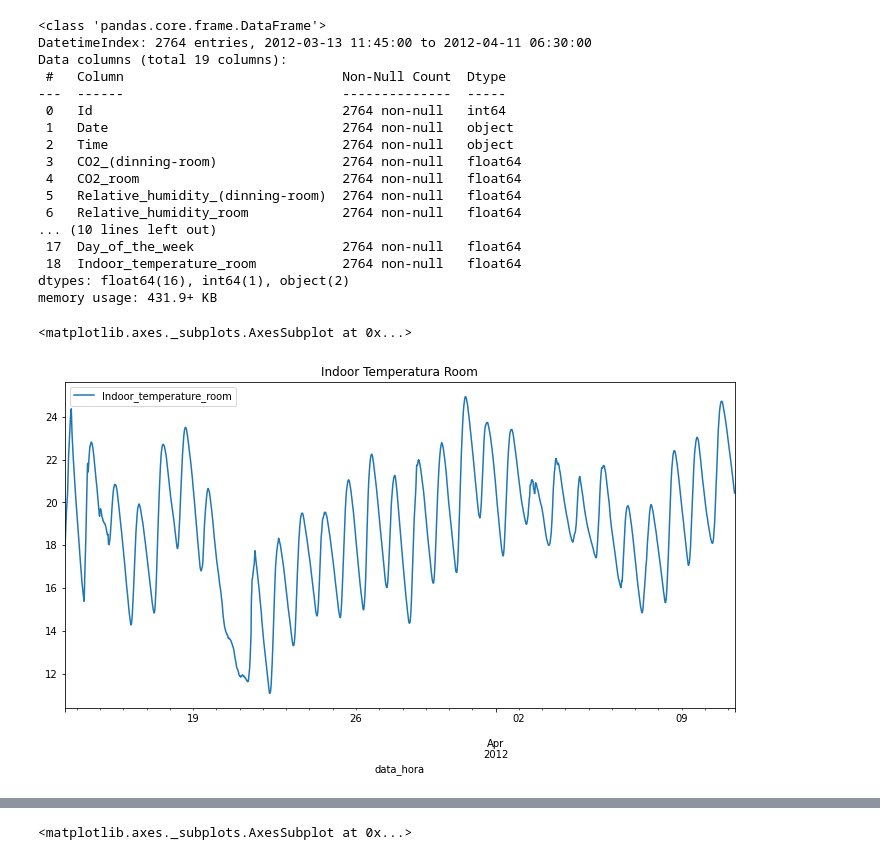
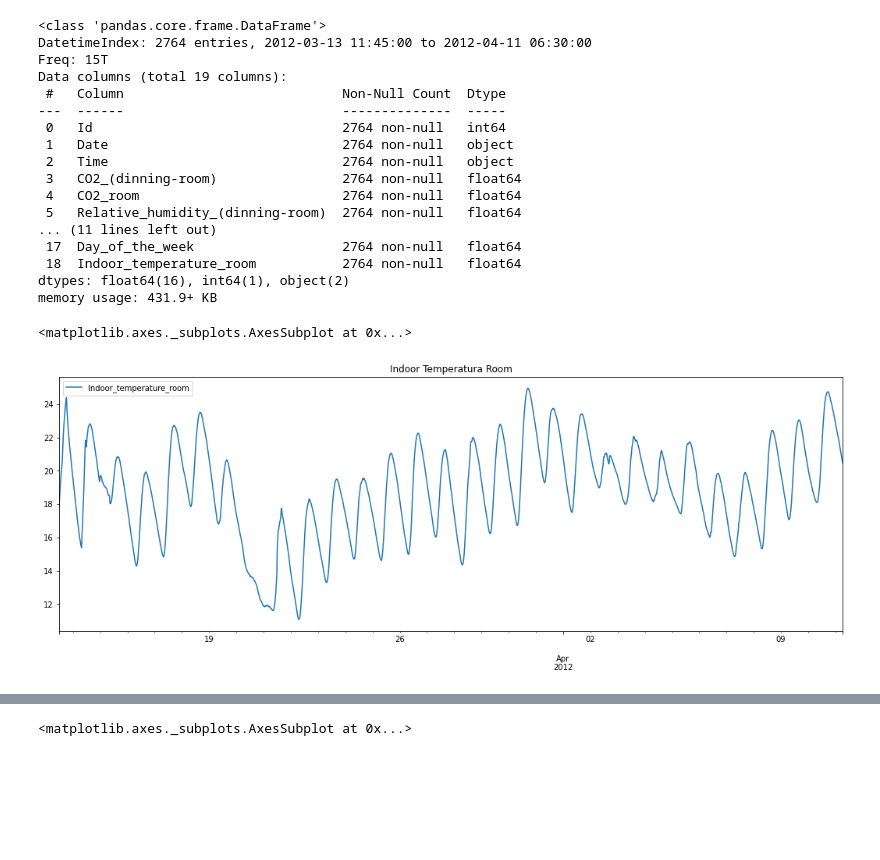
Before and after one commit to HedersonSantos/SmartHome, a Jupyter notebook: seriesTemporais.ipynb, the cells around one changed output, grey strips where cells are left out. Cells and saved outputs as stored; diff of their text form; code cells hidden in the pictures; blank space fills up the shorter version.

```diff
--- a/seriesTemporais.ipynb
+++ b/seriesTemporais.ipynb
@@ -93,7 +93,7 @@ df_treino['data_hora'] = df_treino.loc[:,['Date', 'Time']].apply(lambda x: datet
 df_treino = df_treino.sort_values(by='data_hora')
 df_treino = df_treino.set_index('data_hora')
 idx = pd.date_range(start=df_treino.index.min(), end=df_treino.index.max(),  freq='0h15min')
-df = df_treino.reindex(idx)
+df_treino= df_treino.reindex(idx)
 df_treino.fillna(method='ffill', inplace=True)
 # %%
 min(df_treino.index), max(df_treino.index)
@@ -104,6 +105,7 @@ df_treino.info()
 # %% [output]
 <class 'pandas.core.frame.DataFrame'>
 DatetimeIndex: 2764 entries, 2012-03-13 11:45:00 to 2012-04-11 06:30:00
+Freq: 15T
 Data columns (total 19 columns):
  #   Column                            Non-Null Count  Dtype
 ---  ------                            --------------  -----
@@ -113,17 +115,16 @@ Data columns (total 19 columns):
  3   CO2_(dinning-room)                2764 non-null   float64
  4   CO2_room                          2764 non-null   float64
  5   Relative_humidity_(dinning-room)  2764 non-null   float64
- 6   Relative_humidity_room            2764 non-null   float64
-... (10 lines left out)
+... (11 lines left out)
  17  Day_of_the_week                   2764 non-null   float64
  18  Indoor_temperature_room           2764 non-null   float64
 dtypes: float64(16), int64(1), object(2)
 memory usage: 431.9+ KB
 # %%
-df_treino[['Indoor_temperature_room']].plot(figsize=(12,6), title='Indoor Temperatura Room')
+df_treino[['Indoor_temperature_room']].plot(figsize=(18,6), title='Indoor Temperatura Room')
 # %% [output]
 <matplotlib.axes._subplots.AxesSubplot at 0x...>
-[figure, old version]
+[figure, new version]
 # %%
 df_treino[['CO2_room']].plot(figsize=(12,6), title='CO2 Room')
 # %% [output]
```
Also changed, not shown: parts of 7 cells of this notebook.
